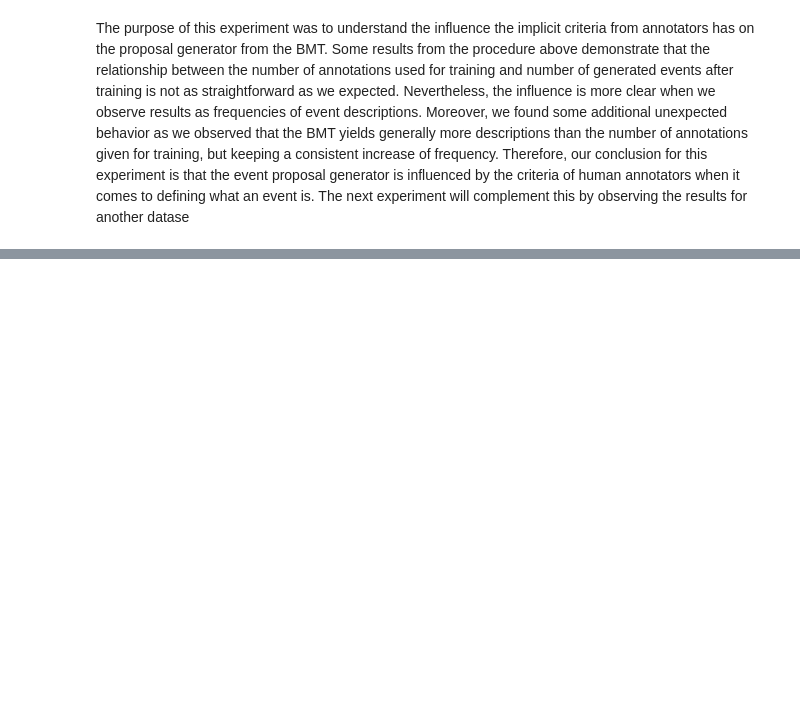
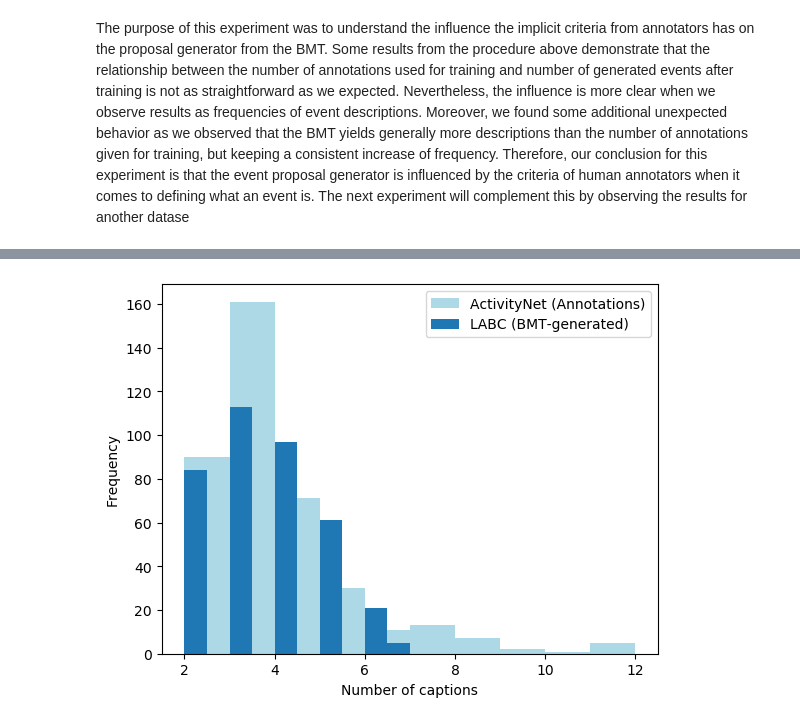
Before and after one commit to oscarmires/BMT, a Jupyter notebook: clipping_experiments/4_1_Short_Unclipped.ipynb, the cells around one changed output, grey strips where cells are left out. Cells and saved outputs as stored; diff of their text form; code cells hidden in the pictures; blank space fills up the shorter version.

```diff
--- a/clipping_experiments/4_1_Short_Unclipped.ipynb
+++ b/clipping_experiments/4_1_Short_Unclipped.ipynb
@@ -500,0 +559,9 @@ an event is. The next experiment will complement this by observing the results f
+# %%
+# Distribution
+anetc_val_df.iloc[:391].number_captions.plot.hist(color="lightblue")
+ax = ft_output.number_captions.plot.hist()
+ax.legend(['ActivityNet (Annotations)', 'LABC (BMT-generated)'])
+ax.set_xlabel('Number of captions')
+plt.savefig('/home/A01630791/bmt_clipping_experiments/Output_4_1/distribution.png', dpi=300, bbox_inches='tight')
+# %% [output]
+[figure, added]
```
Also changed, not shown: parts of 2 cells of this notebook, 6 other files.
